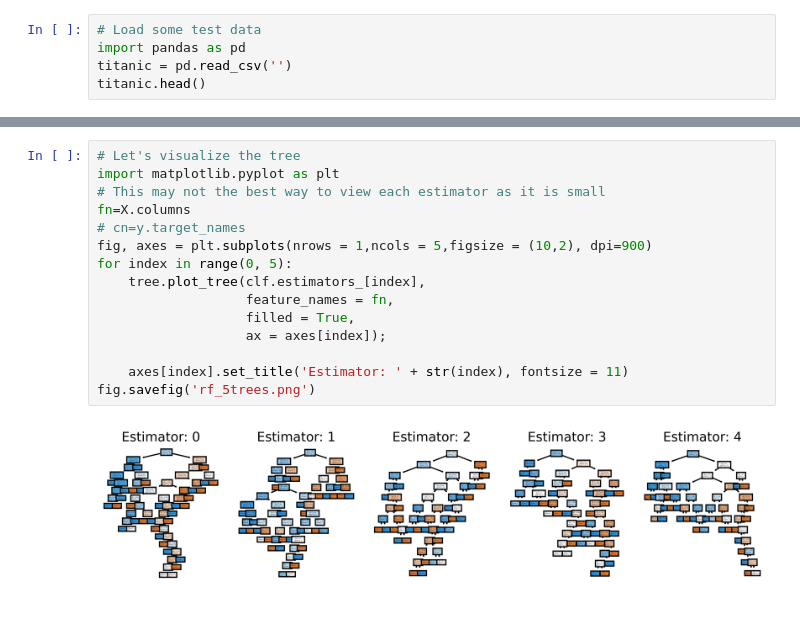
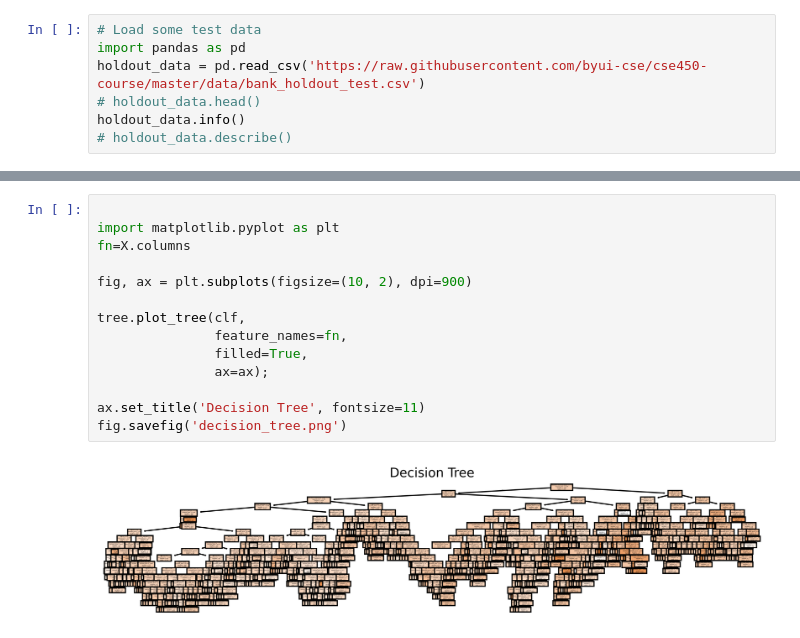
Before and after one commit to congardiner/ML-Projects, a Jupyter notebook: notebooks/hint_decisiontreeregressor.ipynb, the cells around one changed output, grey strips where cells are left out. Drawn from its saved outputs; the diff is of its cells as text.

```diff
--- a/notebooks/hint_decisiontreeregressor.ipynb
+++ b/notebooks/hint_decisiontreeregressor.ipynb
@@ -3,6 +1,8 @@
 # %%
 # Load some test data
 import pandas as pd
-titanic = pd.read_csv('')
-titanic.head()
+holdout_data = pd.read_csv('https://raw.githubusercontent.com/byui-cse/cse450-course/master/data/bank_holdout_test.csv')
+# holdout_data.head()
+holdout_data.info()
+# holdout_data.describe()
 # %% [output]
@@ -48,17 +72,16 @@ clf.score(X_test, y_test)
 # %%
-# Let's visualize the tree
+
 import matplotlib.pyplot as plt
-# This may not the best way to view each estimator as it is small
 fn=X.columns
-# cn=y.target_names
-fig, axes = plt.subplots(nrows = 1,ncols = 5,figsize = (10,2), dpi=900)
-for index in range(0, 5):
-    tree.plot_tree(clf.estimators_[index],
-                   feature_names = fn,
-                   filled = True,
-                   ax = axes[index]);
 
-    axes[index].set_title('Estimator: ' + str(index), fontsize = 11)
-fig.savefig('rf_5trees.png')
+fig, ax = plt.subplots(figsize=(10, 2), dpi=900)
+
+tree.plot_tree(clf,
+               feature_names=fn,
+               filled=True,
+               ax=ax);
+
+ax.set_title('Decision Tree', fontsize=11)
+fig.savefig('decision_tree.png')
 # %% [output]
-[figure, old version]
+[figure, new version]
```
Also changed, not shown: parts of 4 cells of this notebook.
